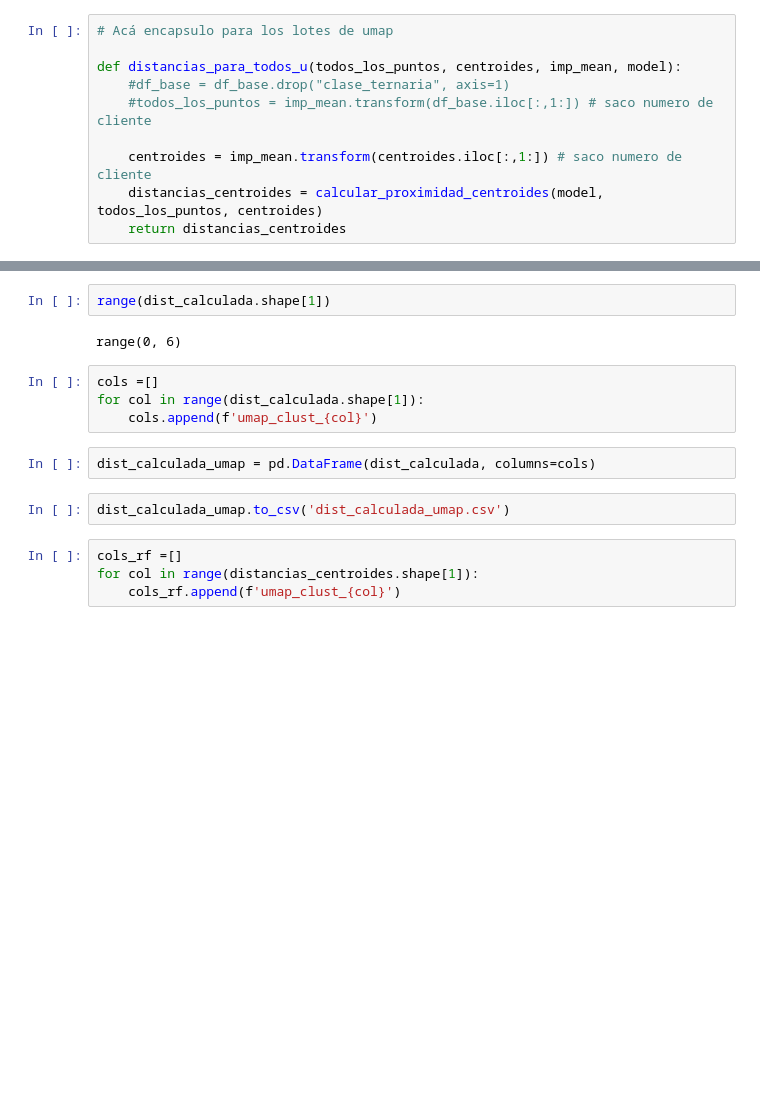
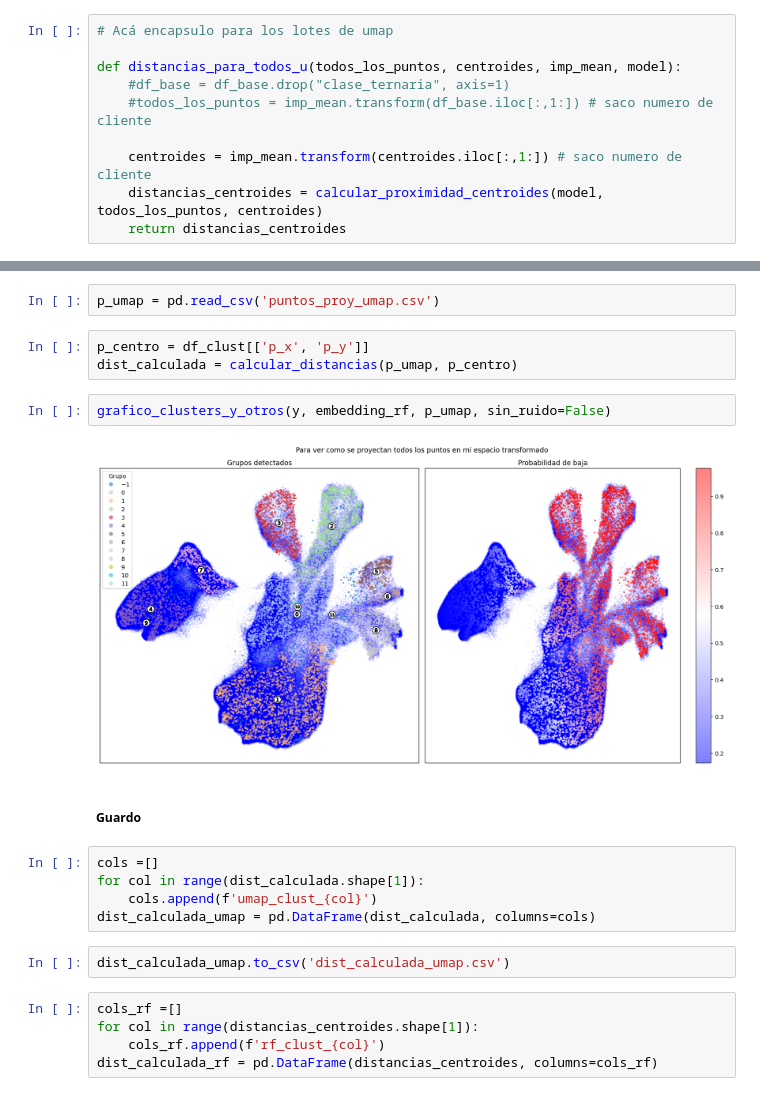
Before and after one commit to Piquelin/dmeyf2024, a Jupyter notebook: exp_colab_clust/exp_colab_100.ipynb, the cells around one changed output, grey strips where cells are left out. Drawn from its saved outputs; the diff is of its cells as text; blank space fills up the shorter version.

```diff
--- a/exp_colab_clust/exp_colab_100.ipynb
+++ b/exp_colab_clust/exp_colab_100.ipynb
@@ -431,19 +487,26 @@ dist_calculada = distancias_para_todos_lotes(df_base, df_clust, imp_mean, model,
 # %% [output]
 porcentaje:100.8
-# %%
-range(dist_calculada.shape[1])
-# %% [output]
-range(0, 6)
+# %%
+p_umap = pd.read_csv('puntos_proy_umap.csv')
+# %%
+p_centro = df_clust[['p_x', 'p_y']]
+dist_calculada = calcular_distancias(p_umap, p_centro)
+# %%
+grafico_clusters_y_otros(y, embedding_rf, p_umap, sin_ruido=False)
+# %% [output]
+[figure, added]
+# %% [markdown]
+##### Guardo
 # %%
 cols =[]
 for col in range(dist_calculada.shape[1]):
     cols.append(f'umap_clust_{col}')
+dist_calculada_umap = pd.DataFrame(dist_calculada, columns=cols)
-# %%
-dist_calculada_umap = pd.DataFrame(dist_calculada, columns=cols)
 # %%
 dist_calculada_umap.to_csv('dist_calculada_umap.csv')
 # %%
 cols_rf =[]
 for col in range(distancias_centroides.shape[1]):
-    cols_rf.append(f'umap_clust_{col}')
+    cols_rf.append(f'rf_clust_{col}')
+dist_calculada_rf = pd.DataFrame(distancias_centroides, columns=cols_rf)
 # %%
```
Also changed, not shown: parts of 16 cells of this notebook.
